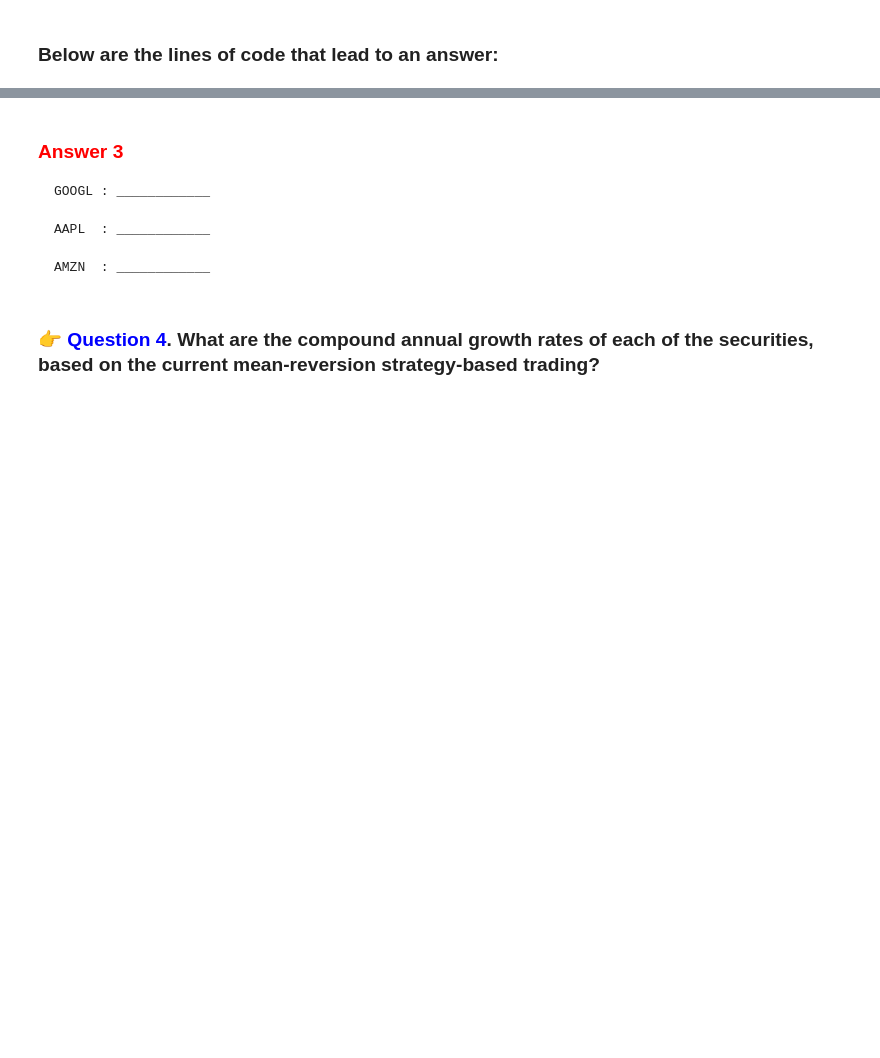
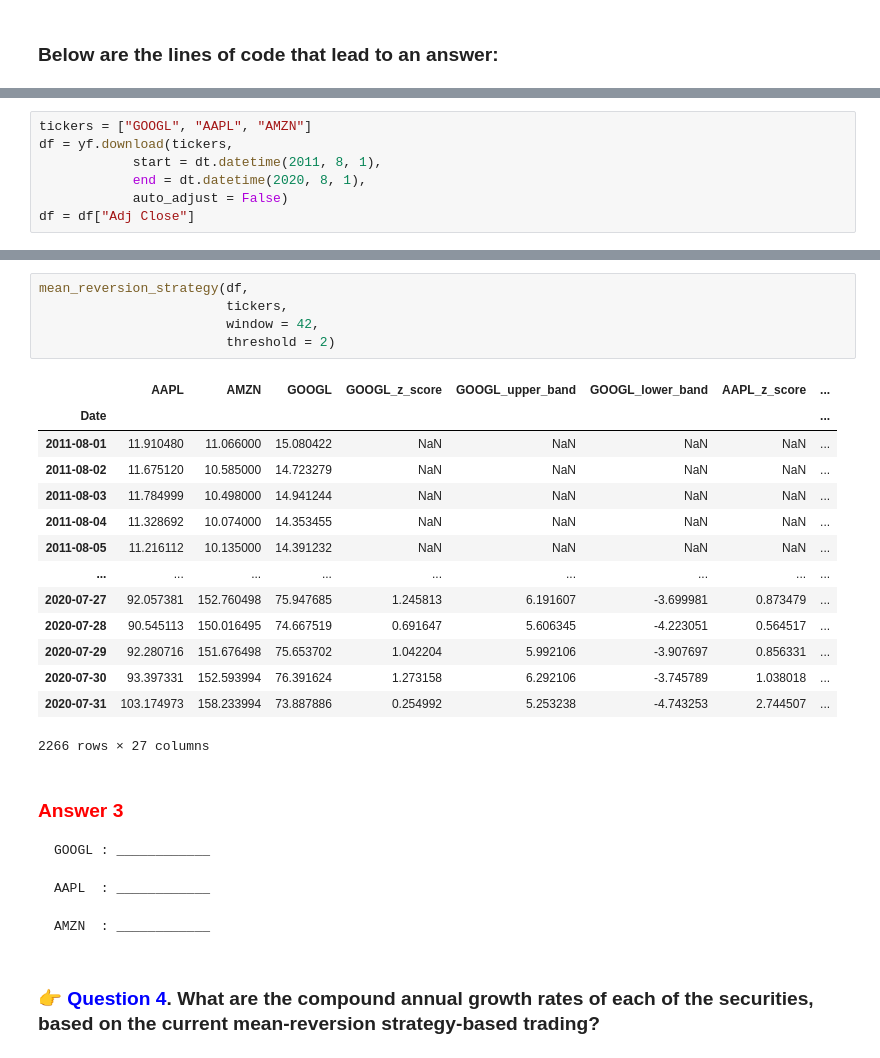
Before and after one commit to changjulian17/qf627, a Jupyter notebook: problem_set_6/QF627_Problem_Set_6.ipynb, the cells around one changed output, grey strips where cells are left out. Drawn from its saved outputs; the diff is of its cells as text; blank space fills up the shorter version.

```diff
--- a/problem_set_6/QF627_Problem_Set_6.ipynb
+++ b/problem_set_6/QF627_Problem_Set_6.ipynb
@@ -312,0 +330,7 @@ f'The answer is {ans.index[ans.argmax()]}'
+# %%
+tickers = ["GOOGL", "AAPL", "AMZN"]
+df = yf.download(tickers,
+            start = dt.datetime(2011, 8, 1),
+            end = dt.datetime(2020, 8, 1),
+            auto_adjust = False)
+df = df["Adj Close"]
@@ -313,3 +395,23 @@ f'The answer is {ans.index[ans.argmax()]}'
+# %%
+mean_reversion_strategy(df,
+                        tickers,
+                        window = 42,
+                        threshold = 2)
+# %% [output]
+|  | AAPL | AMZN | GOOGL | GOOGL_z_score | GOOGL_upper_band | GOOGL_lower_band | AAPL_z_score | ... |
+| Date |  |  |  |  |  |  |  | ... |
+| 2011-08-01 | 11.910480 | 11.066000 | 15.080422 | NaN | NaN | NaN | NaN | ... |
+| 2011-08-02 | 11.675120 | 10.585000 | 14.723279 | NaN | NaN | NaN | NaN | ... |
+| 2011-08-03 | 11.784999 | 10.498000 | 14.941244 | NaN | NaN | NaN | NaN | ... |
+| 2011-08-04 | 11.328692 | 10.074000 | 14.353455 | NaN | NaN | NaN | NaN | ... |
+| 2011-08-05 | 11.216112 | 10.135000 | 14.391232 | NaN | NaN | NaN | NaN | ... |
+| ... | ... | ... | ... | ... | ... | ... | ... | ... |
+| 2020-07-27 | 92.057381 | 152.760498 | 75.947685 | 1.245813 | 6.191607 | -3.699981 | 0.873479 | ... |
+| 2020-07-28 | 90.545113 | 150.016495 | 74.667519 | 0.691647 | 5.606345 | -4.223051 | 0.564517 | ... |
+| 2020-07-29 | 92.280716 | 151.676498 | 75.653702 | 1.042204 | 5.992106 | -3.907697 | 0.856331 | ... |
+| 2020-07-30 | 93.397331 | 152.593994 | 76.391624 | 1.273158 | 6.292106 | -3.745789 | 1.038018 | ... |
+| 2020-07-31 | 103.174973 | 158.233994 | 73.887886 | 0.254992 | 5.253238 | -4.743253 | 2.744507 | ... |
+2266 rows × 27 columns
 # %% [markdown]
 ### <font color = red> Answer 3 </font>
 
```
Also changed, not shown: parts of 15 cells of this notebook, 3 other files.
